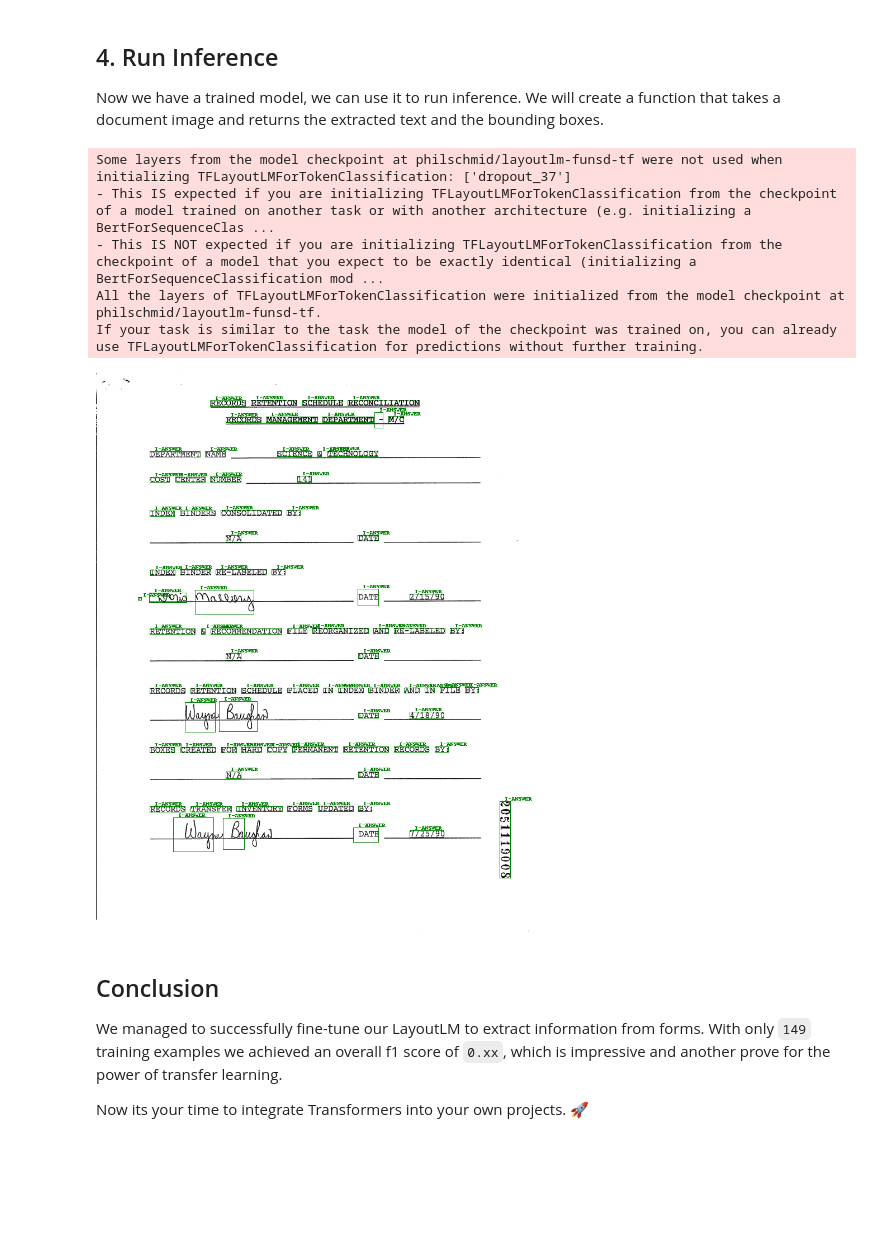
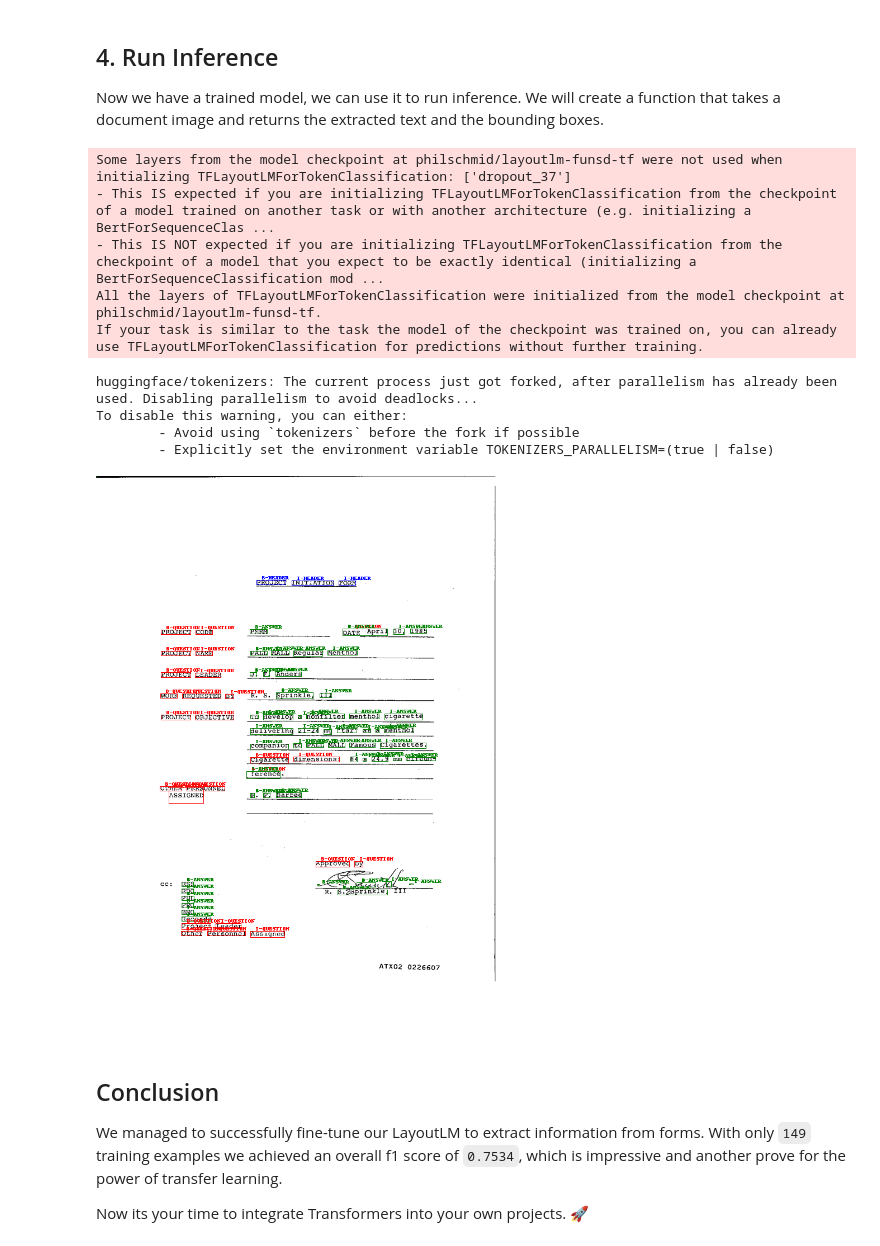
Before and after one commit to philschmid/keras-layoutlm-transformers, a Jupyter notebook: notebook.ipynb, the cells around one changed output. Saved outputs shown, nothing was run; the diff lists cells and outputs as text; code cells hidden in the pictures; blank space fills up the shorter version.

```diff
--- a/notebook.ipynb
+++ b/notebook.ipynb
@@ -86,7 +86,7 @@ Lets checkout an example of the dataset.
 # %%
 from PIL import Image, ImageDraw, ImageFont
 
-image = Image.open(dataset['train'][23]['image_path'])
+image = Image.open(dataset['train'][40]['image_path'])
 image = image.convert("RGB")
 image.resize((350,450))
 # %% [output]
@@ -367,38 +399,42 @@ def draw_boxes(image, boxes, predictions):
             continue
         draw.rectangle(box, outline="black")
         draw.rectangle(box, outline=label2color[prediction])
         draw.text((box[0] + 10, box[1] - 10), text=prediction, fill=label2color[prediction], font=font)
     return image
 
 
 # run inference
 def run_inference(path, model=model, processor=processor, output_image=True):
     # create model input
     image = Image.open(path).convert("RGB")
     encoding = processor(image, return_tensors="tf")
     del encoding["image"]
     # run inference
     outputs = model(**encoding)
     predictions = tf.squeeze(tf.argmax(outputs.logits, axis=-1)).numpy()
     # get labels
     labels = [model.config.id2label[prediction] for prediction in predictions]
     if output_image:
         return draw_boxes(image, encoding["bbox"][0], labels)
     else:
         return labels
 
 
-run_inference(dataset["test"][34]["image_path"])
+run_inference(dataset['train'][40]["image_path"])
 # %% [output]
 Some layers from the model checkpoint at philschmid/layoutlm-funsd-tf were not used when initializing TFLayoutLMForTokenClassification: ['dropout_37']
 - This IS expected if you are initializing TFLayoutLMForTokenClassification from the checkpoint of a model trained on another task or with another architecture (e.g. initializing a BertForSequenceClas ...
 - This IS NOT expected if you are initializing TFLayoutLMForTokenClassification from the checkpoint of a model that you expect to be exactly identical (initializing a BertForSequenceClassification mod ...
 All the layers of TFLayoutLMForTokenClassification were initialized from the model checkpoint at philschmid/layoutlm-funsd-tf.
 If your task is similar to the task the model of the checkpoint was trained on, you can already use TFLayoutLMForTokenClassification for predictions without further training.
+huggingface/tokenizers: The current process just got forked, after parallelism has already been used. Disabling parallelism to avoid deadlocks...
+To disable this warning, you can either:
+        - Avoid using `tokenizers` before the fork if possible
+        - Explicitly set the environment variable TOKENIZERS_PARALLELISM=(true | false)
-[figure, old version]
+[figure, new version]
 # %% [markdown]
 ## Conclusion
 
-We managed to successfully fine-tune our LayoutLM to extract information from forms. With only `149` training examples we achieved an overall f1 score of `0.xx`, which is impressive and another prove for the power of transfer learning.
+We managed to successfully fine-tune our LayoutLM to extract information from forms. With only `149` training examples we achieved an overall f1 score of `0.7534`, which is impressive and another prove for the power of transfer learning.
 
 Now its your time to integrate Transformers into your own projects. 🚀
```
Also changed, not shown: parts of 9 cells of this notebook, 1 other file.
